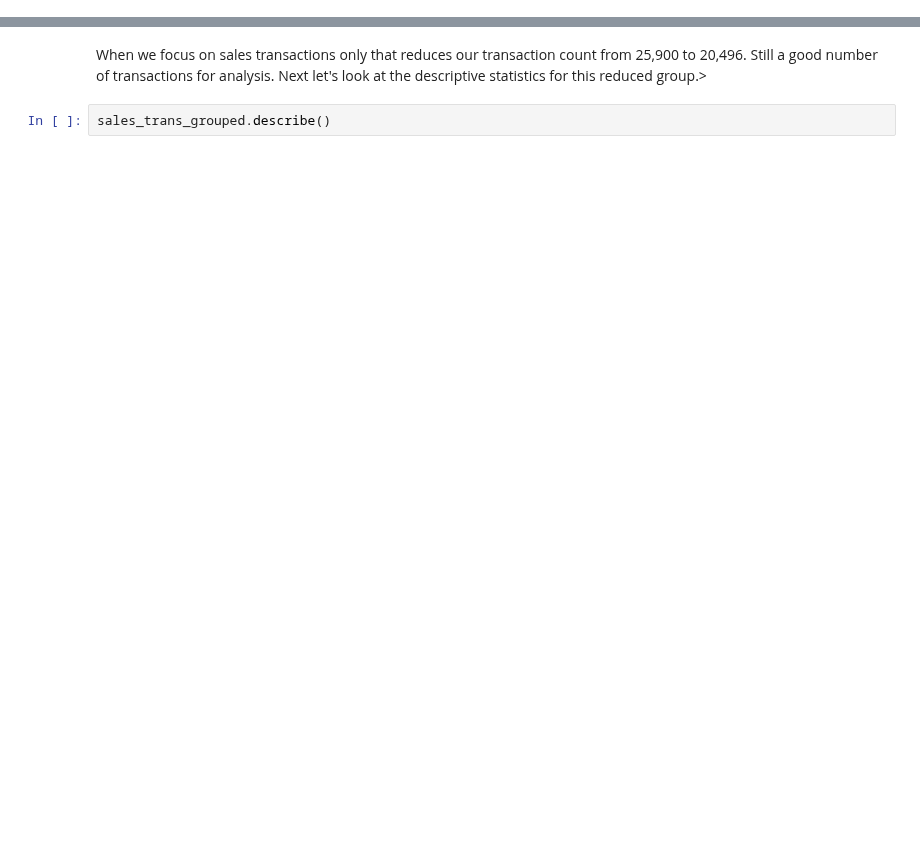
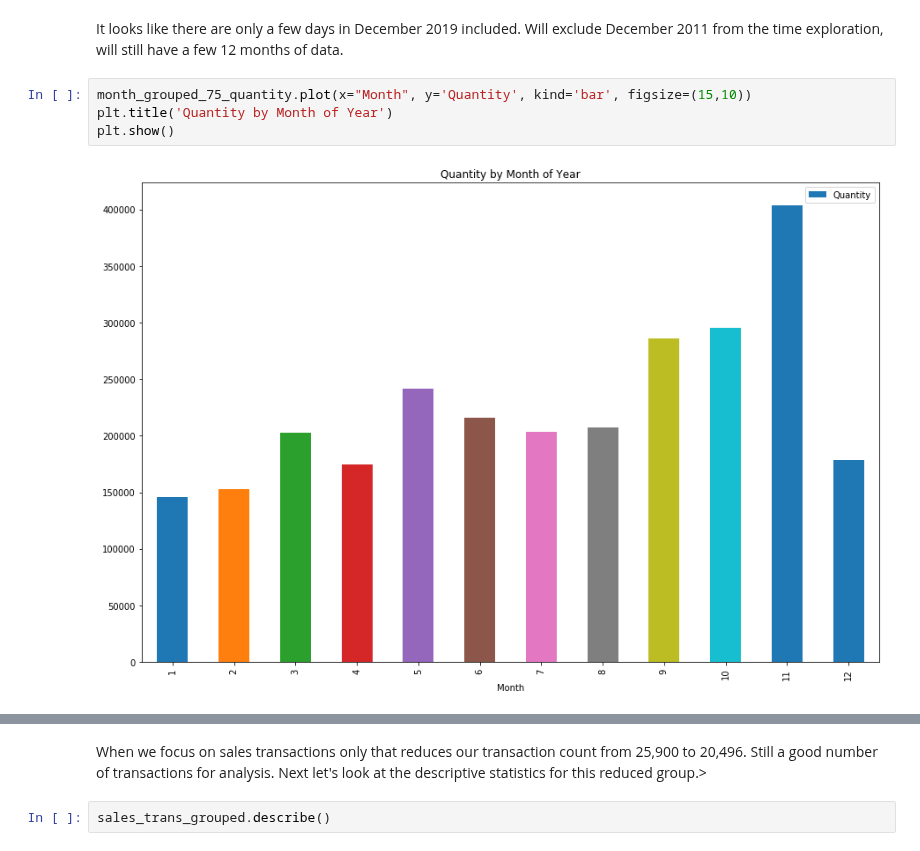
Before and after one commit to zinrion/Thinkful-Projects, a Jupyter notebook: Online Retail Exploration.ipynb, the cells around one changed output, grey strips where cells are left out. Drawn from its saved outputs; the diff is of its cells as text; blank space fills up the shorter version.

```diff
--- a/Online Retail Exploration.ipynb
+++ b/Online Retail Exploration.ipynb
@@ -123,0 +130,8 @@ sales_trans_grouped['ASP'] = sales_trans_grouped["Revenue"]/ sales_trans_grouped
+# %% [markdown]
+It looks like there are only a few days in December 2019 included.  Will exclude December 2011 from the time exploration, will still have a few 12 months of data.
+# %%
+month_grouped_75_quantity.plot(x="Month", y='Quantity', kind='bar', figsize=(15,10))
+plt.title('Quantity by Month of Year')
+plt.show()
+# %% [output]
+[figure, added]
```
Also changed, not shown: parts of 98 cells of this notebook.
